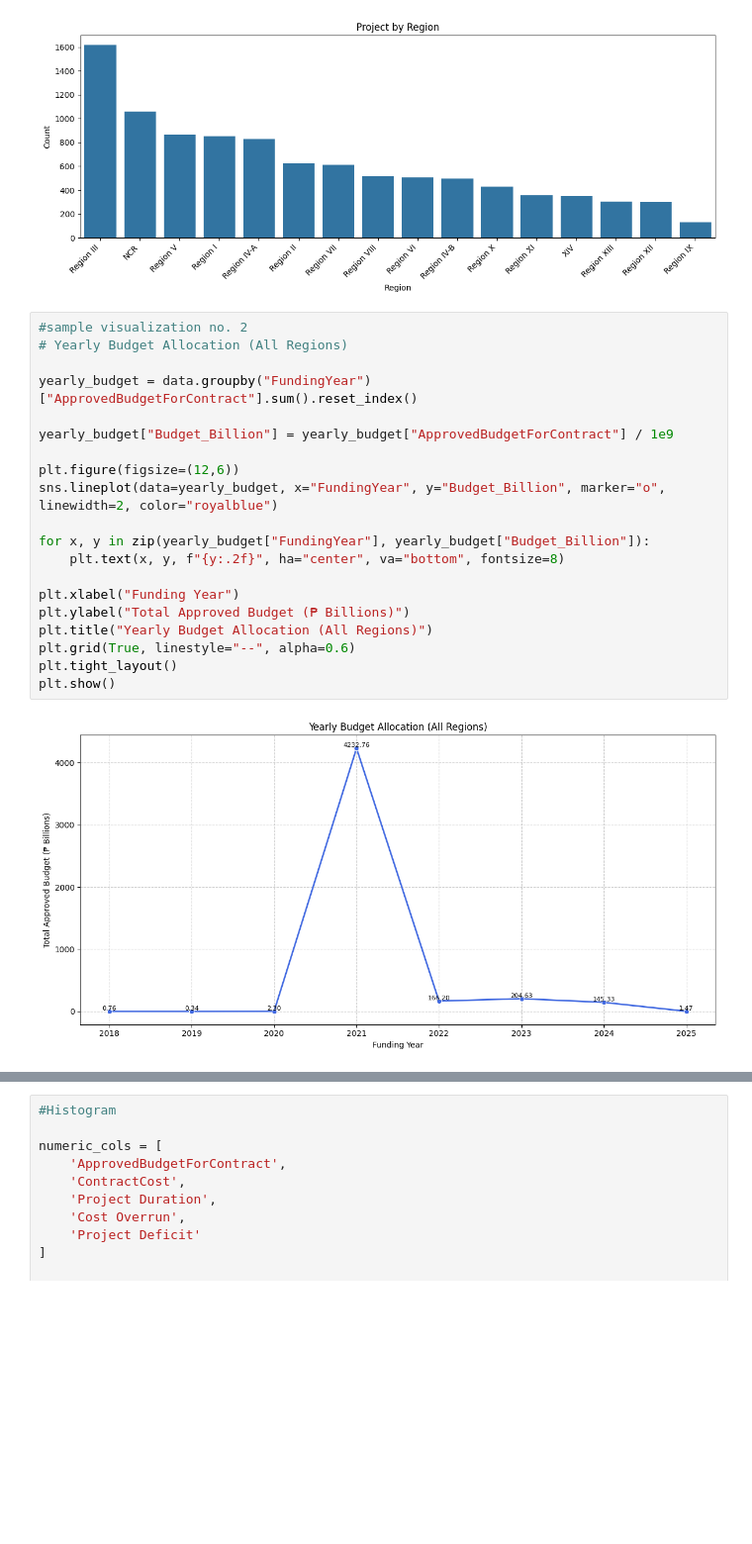
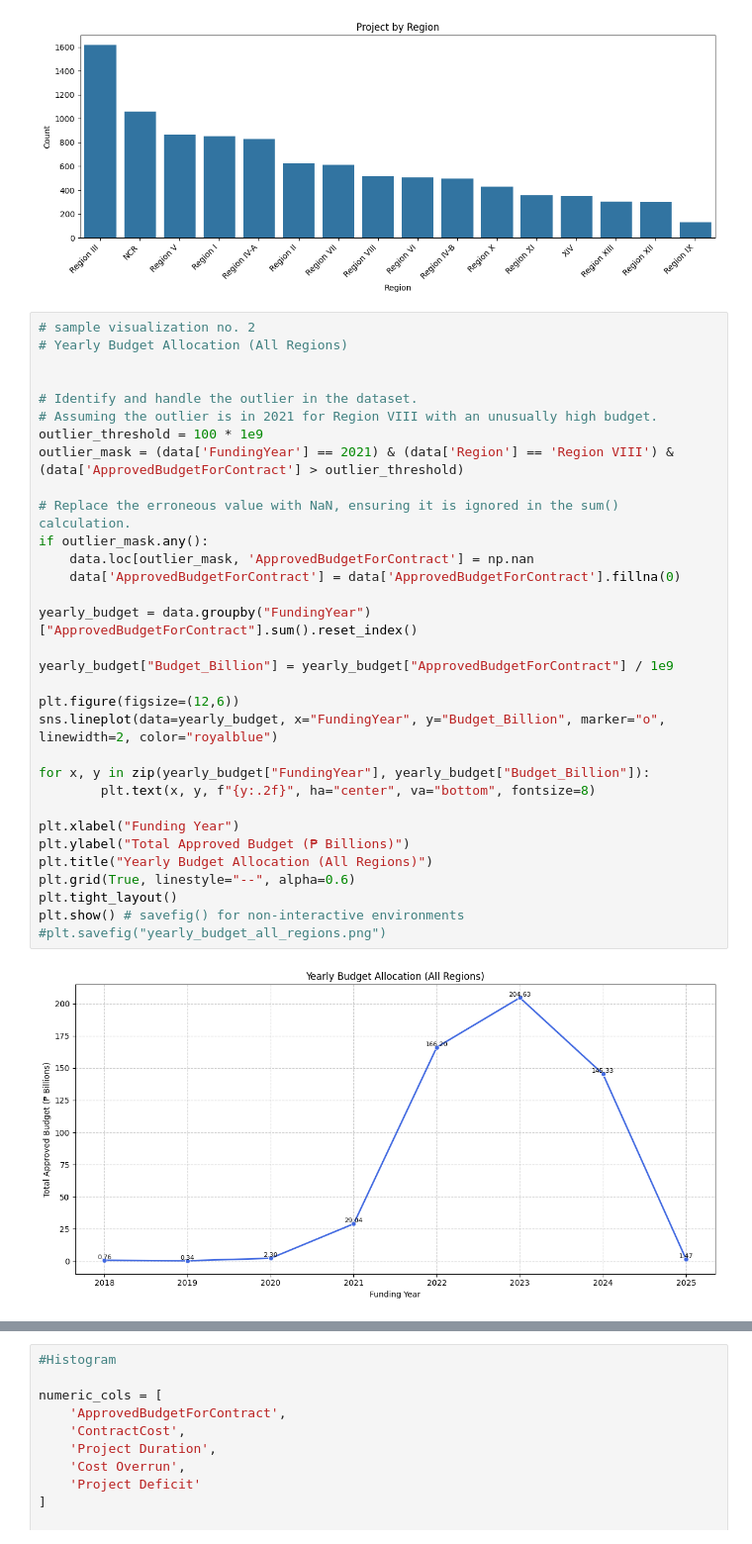
Before and after one commit to muhadma/DPWH-Flood-Control, a Jupyter notebook: main.ipynb, the cells around one changed output, grey strips where cells are left out. Shown at 99% size. Saved outputs shown, nothing was run; the diff lists cells and outputs as text; blank space fills up the shorter version.

Commit message:
corrected graph for budgets

```diff
--- a/main.ipynb
+++ b/main.ipynb
@@ -96,27 +96,39 @@ plt.show()
 # %% [output]
 [figure]
 # %%
-#sample visualization no. 2
+# sample visualization no. 2
 # Yearly Budget Allocation (All Regions)
+
+
+# Identify and handle the outlier in the dataset.
+# Assuming the outlier is in 2021 for Region VIII with an unusually high budget.
+outlier_threshold = 100 * 1e9
+outlier_mask = (data['FundingYear'] == 2021) & (data['Region'] == 'Region VIII') & (data['ApprovedBudgetForContract'] > outlier_threshold)
+
+# Replace the erroneous value with NaN, ensuring it is ignored in the sum() calculation.
+if outlier_mask.any():
+    data.loc[outlier_mask, 'ApprovedBudgetForContract'] = np.nan
+    data['ApprovedBudgetForContract'] = data['ApprovedBudgetForContract'].fillna(0)
 
 yearly_budget = data.groupby("FundingYear")["ApprovedBudgetForContract"].sum().reset_index()
 
 yearly_budget["Budget_Billion"] = yearly_budget["ApprovedBudgetForContract"] / 1e9
 
 plt.figure(figsize=(12,6))
 sns.lineplot(data=yearly_budget, x="FundingYear", y="Budget_Billion", marker="o", linewidth=2, color="royalblue")
 
 for x, y in zip(yearly_budget["FundingYear"], yearly_budget["Budget_Billion"]):
-    plt.text(x, y, f"{y:.2f}", ha="center", va="bottom", fontsize=8)
+        plt.text(x, y, f"{y:.2f}", ha="center", va="bottom", fontsize=8)
 
 plt.xlabel("Funding Year")
 plt.ylabel("Total Approved Budget (₱ Billions)")
 plt.title("Yearly Budget Allocation (All Regions)")
 plt.grid(True, linestyle="--", alpha=0.6)
 plt.tight_layout()
-plt.show()
+plt.show() # savefig() for non-interactive environments
+#plt.savefig("yearly_budget_all_regions.png")
 # %% [output]
-[figure, old version]
+[figure, new version]
 # %%
 # sample visualization no. 3
 # yearly budget allocation per region
```
Also changed, not shown: parts of 2 cells of this notebook.
